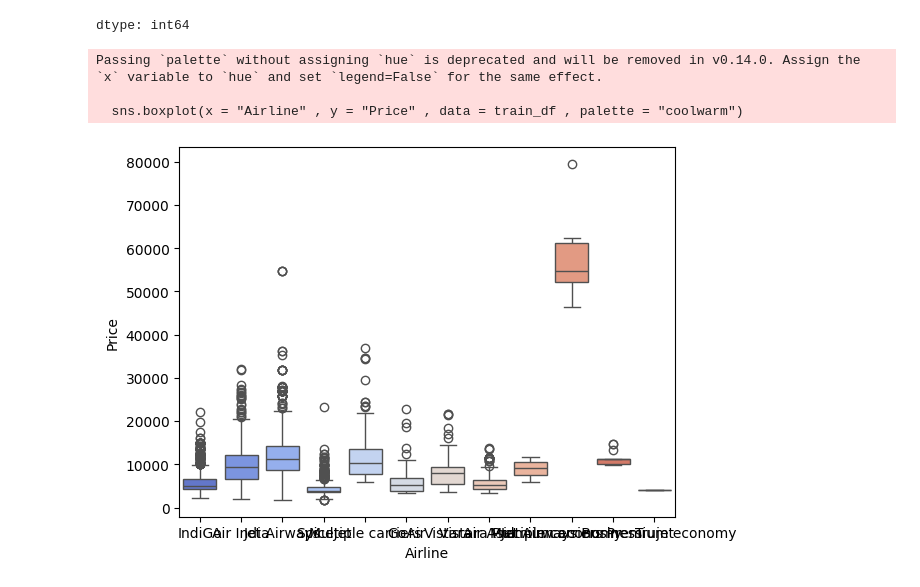
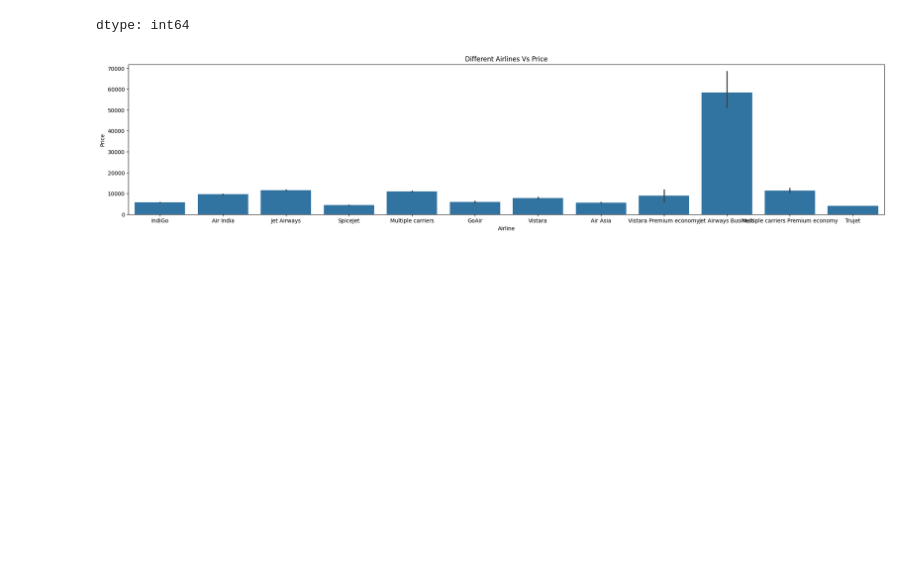
Before and after one commit to AyonChatterjee/ML-Projects-, a Jupyter notebook: Flight_Price_Prediction.ipynb, the cells around one changed output. Drawn from its saved outputs; the diff is of its cells as text; code cells hidden in the pictures; blank space fills up the shorter version.

```diff
--- a/Flight_Price_Prediction.ipynb
+++ b/Flight_Price_Prediction.ipynb
@@ -227,11 +218,11 @@ test_df.isnull().sum()
 | Additional_Info | 0 |
 dtype: int64
 # %%
-sns.boxplot(x = "Airline" , y = "Price" , data = train_df , palette = "coolwarm")
+plt.figure(figsize=(25 , 5))
+sns.barplot(x = "Airline" , y = "Price" , data = train_df)
+plt.title("Different Airlines Vs Price")
+
 plt.show()
 # %% [output]
-Passing `palette` without assigning `hue` is deprecated and will be removed in v0.14.0. Assign the `x` variable to `hue` and set `legend=False` for the same effect.
-
-  sns.boxplot(x = "Airline" , y = "Price" , data = train_df , palette = "coolwarm")
-[figure, old version]
+[figure, new version]
 # %%
```
Also changed, not shown: parts of 54 cells of this notebook.
